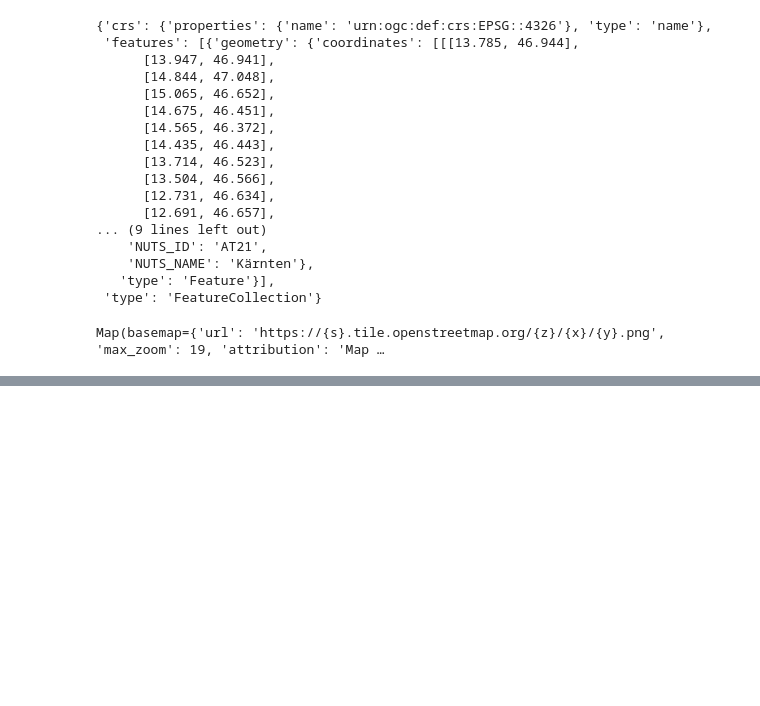
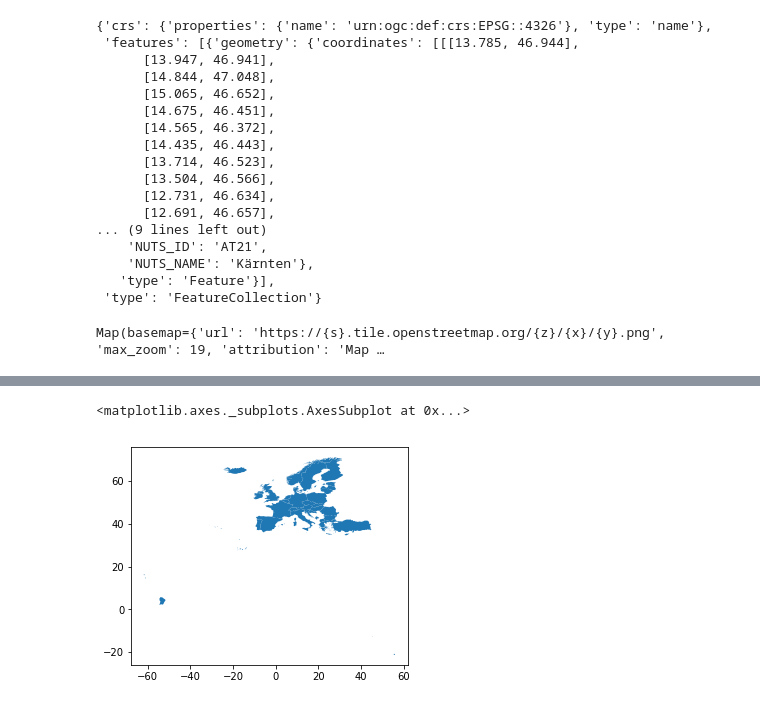
Before and after one commit to eurostat/happyGISCO, a Jupyter notebook: notebooks/example_GISCO_features.ipynb, the cells around one changed output, grey strips where cells are left out. Cells and saved outputs as stored; diff of their text form; code cells hidden in the pictures; blank space fills up the shorter version.

```diff
--- a/notebooks/example_GISCO_features.ipynb
+++ b/notebooks/example_GISCO_features.ipynb
@@ -149,0 +202,13 @@ import json
+# %%
+service = services.GISCOService()
+r = service.nuts_response(source='NUTS', year=[2013,2016], scale=['20m','60m'], vector='region')
+#data = service.nuts_geometry(resp=r)
+data = service.nuts_geometry(source='NUTS', year=2013, scale='20m', vector='region')
+print(type(data))
+data = data.xvalues(_force_list_=True)
+print([d['features'] for d in data])
+crs = data[0]['crs']
+#[d.pop('crs') for d in data]
+#print([d['features'] for d in data])
+gdf = geopandas.GeoDataFrame.from_features(data[0], crs=crs)
+gdf.head()
@@ -149,0 +224,6 @@ import json
+# %%
+%matplotlib inline
+gdf.plot()
+# %% [output]
+<matplotlib.axes._subplots.AxesSubplot at 0x...>
+[figure, added]
```
Also changed, not shown: parts of 7 cells of this notebook.
